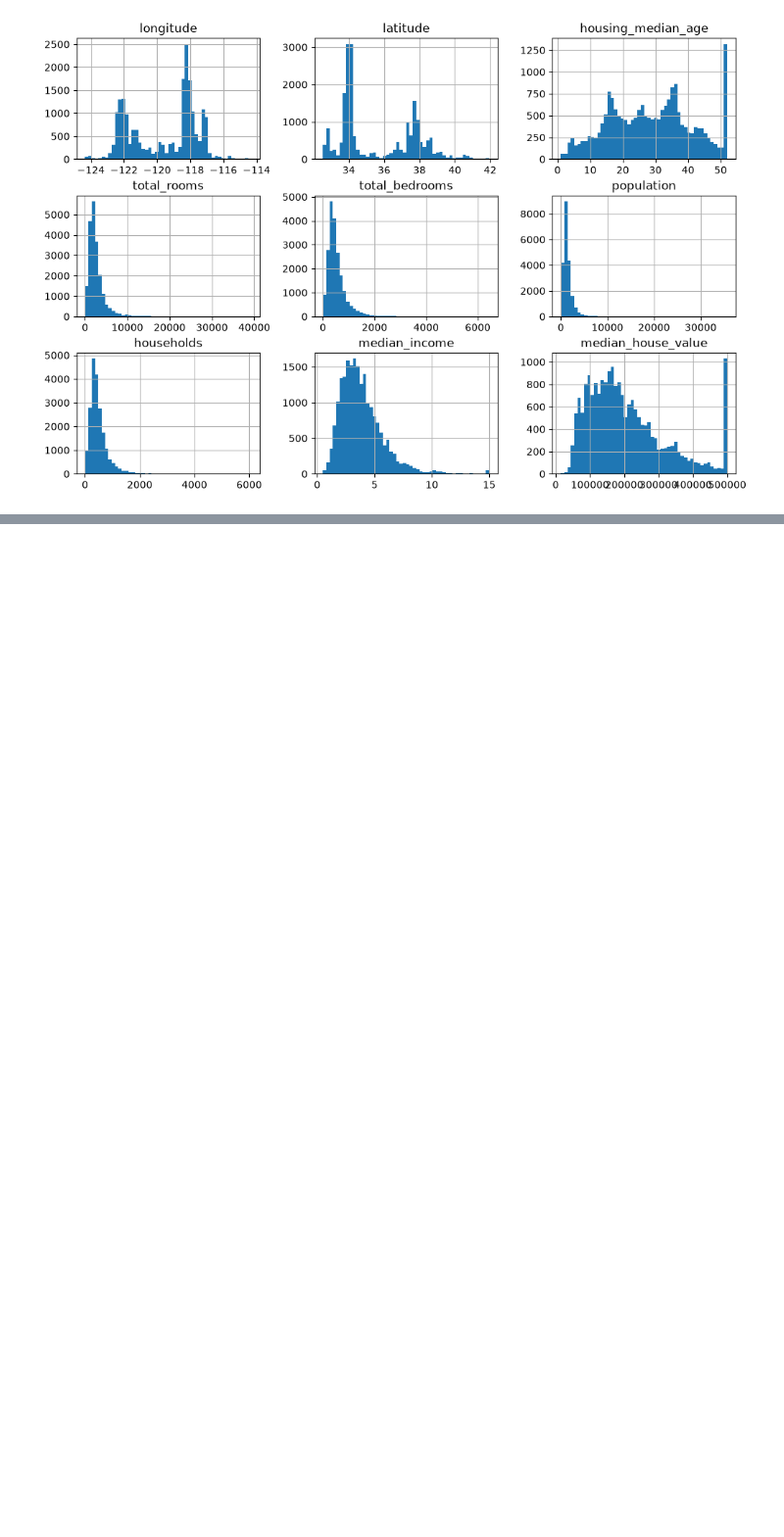
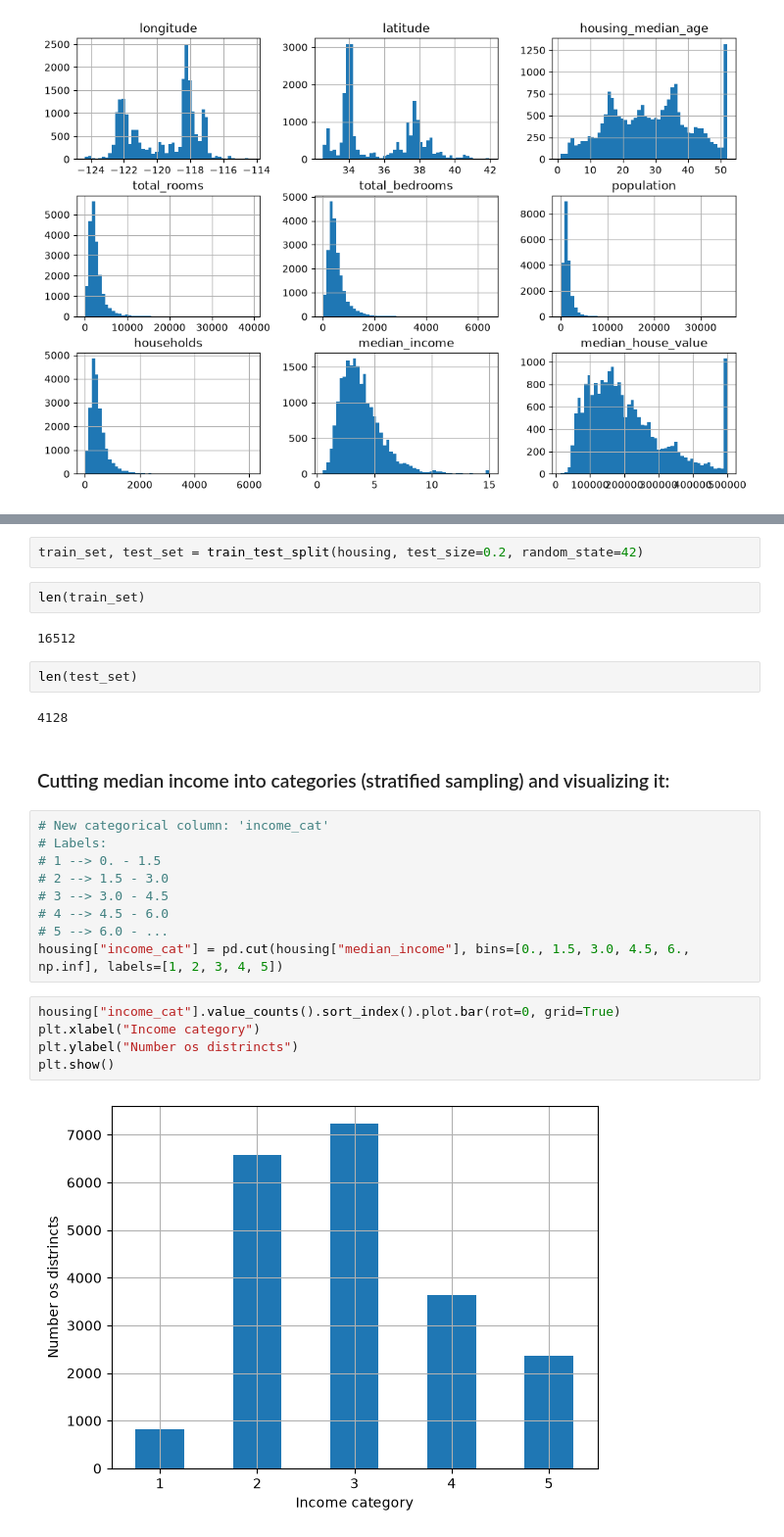
Before and after one commit to Danihmn/Hands-on-Machine-Learning-with-Scikit-Learn-Keras-and-TensowFlow-studies, a Jupyter notebook: chapter_2/end_to_end_ml_project/pipeline.ipynb, the cells around one changed output, grey strips where cells are left out. Shown at 98% size. Drawn from its saved outputs; the diff is of its cells as text; blank space fills up the shorter version.

```diff
--- a/chapter_2/end_to_end_ml_project/pipeline.ipynb
+++ b/chapter_2/end_to_end_ml_project/pipeline.ipynb
@@ -74,0 +133,28 @@ plt.show()
+# %%
+train_set, test_set = train_test_split(housing, test_size=0.2, random_state=42)
+# %%
+len(train_set)
+# %% [output]
+16512
+# %%
+len(test_set)
+# %% [output]
+4128
+# %% [markdown]
+### Cutting median income into categories (stratified sampling) and visualizing it:
+# %%
+# New categorical column: 'income_cat'
+# Labels:
+# 1 --> 0. - 1.5
+# 2 --> 1.5 - 3.0
+# 3 --> 3.0 - 4.5
+# 4 --> 4.5 - 6.0
+# 5 --> 6.0 - ...
+housing["income_cat"] = pd.cut(housing["median_income"], bins=[0., 1.5, 3.0, 4.5, 6., np.inf], labels=[1, 2, 3, 4, 5])
+# %%
+housing["income_cat"].value_counts().sort_index().plot.bar(rot=0, grid=True)
+plt.xlabel("Income category")
+plt.ylabel("Number os distrincts")
+plt.show()
+# %% [output]
+[figure, added]
```
Also changed, not shown: parts of 24 cells of this notebook, 2 other files.
